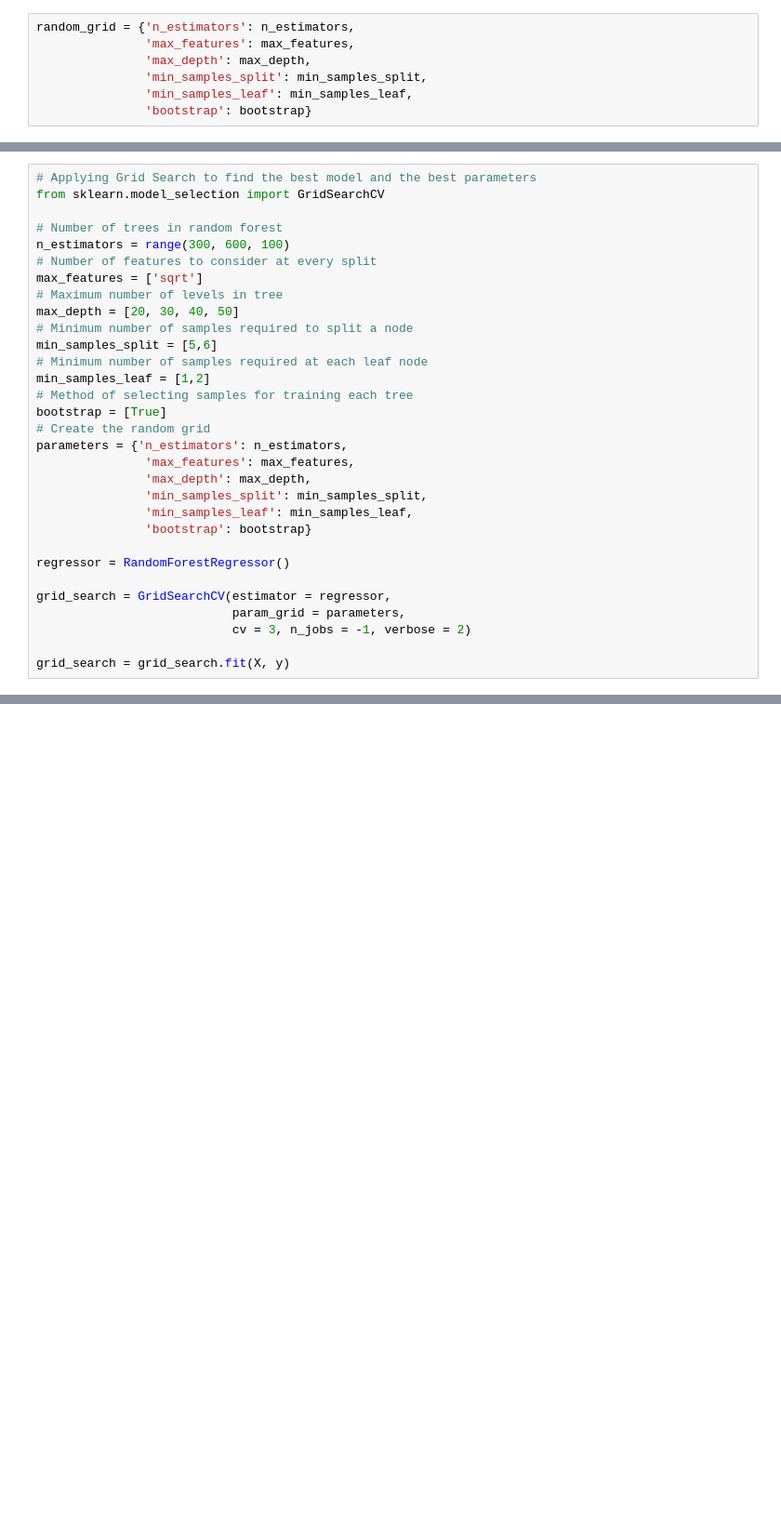
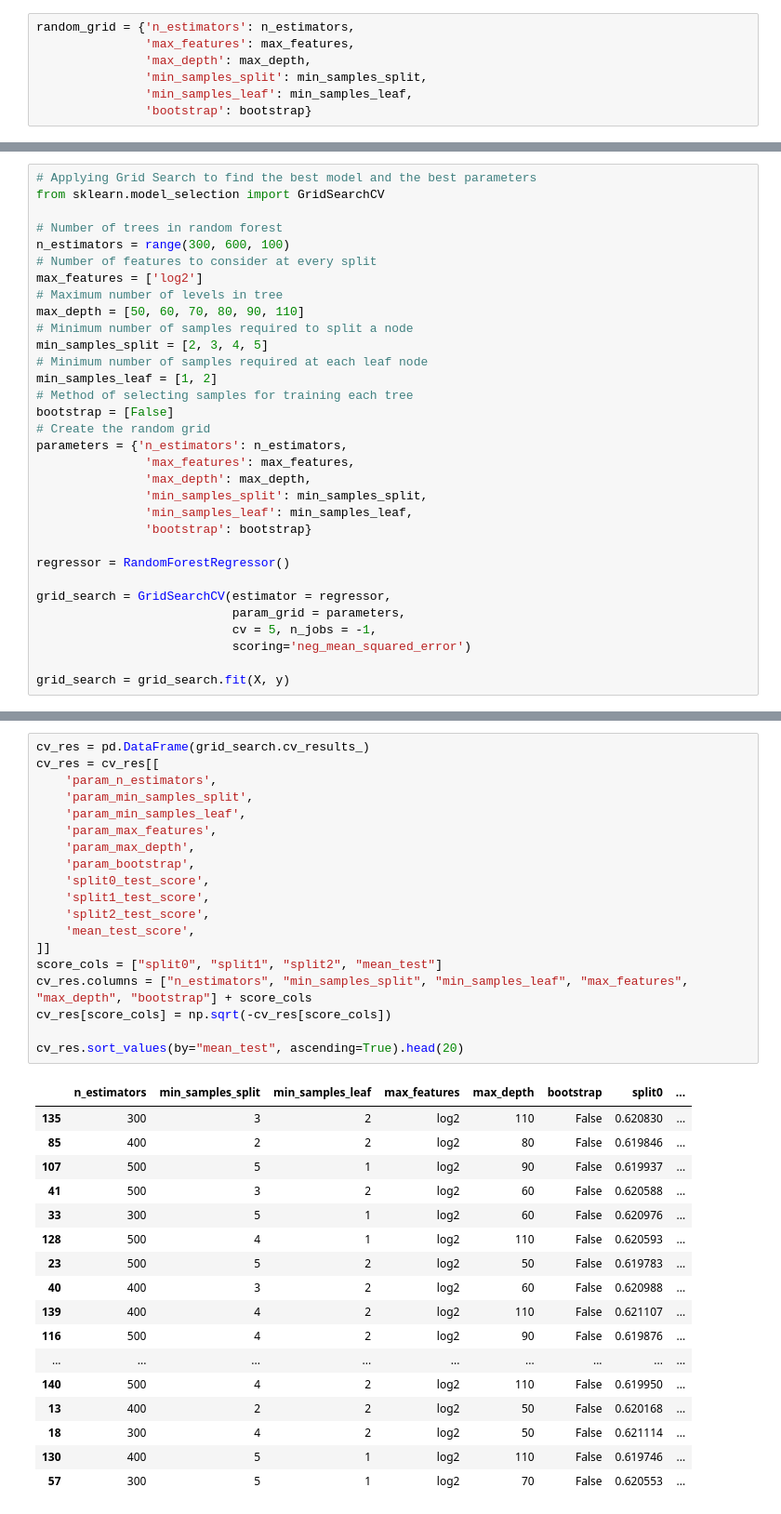
Before and after one commit to tandao0909/intro-to-ds-project, a Jupyter notebook: train_complex/random_forest.ipynb, the cells around one changed output, grey strips where cells are left out. Shown at 93% size. Saved outputs shown, nothing was run; the diff lists cells and outputs as text; blank space fills up the shorter version.

```diff
--- a/train_complex/random_forest.ipynb
+++ b/train_complex/random_forest.ipynb
@@ -114,15 +154,15 @@ from sklearn.model_selection import GridSearchCV
 # Number of trees in random forest
 n_estimators = range(300, 600, 100)
 # Number of features to consider at every split
-max_features = ['sqrt']
+max_features = ['log2']
 # Maximum number of levels in tree
-max_depth = [20, 30, 40, 50]
+max_depth = [50, 60, 70, 80, 90, 110]
 # Minimum number of samples required to split a node
-min_samples_split = [5,6]
+min_samples_split = [2, 3, 4, 5]
 # Minimum number of samples required at each leaf node
-min_samples_leaf = [1,2]
+min_samples_leaf = [1, 2]
 # Method of selecting samples for training each tree
-bootstrap = [True]
+bootstrap = [False]
 # Create the random grid
 parameters = {'n_estimators': n_estimators,
                'max_features': max_features,
@@ -135,6 +175,7 @@ regressor = RandomForestRegressor()
 
 grid_search = GridSearchCV(estimator = regressor,
                            param_grid = parameters,
-                           cv = 3, n_jobs = -1, verbose = 2)
+                           cv = 5, n_jobs = -1,
+                           scoring='neg_mean_squared_error')
 
 grid_search = grid_search.fit(X, y)
@@ -143,3 +182,40 @@ Fitting 3 folds for each of 48 candidates, totalling 144 fits
+# %%
+cv_res = pd.DataFrame(grid_search.cv_results_)
+cv_res = cv_res[[
+    'param_n_estimators',
+    'param_min_samples_split',
+    'param_min_samples_leaf',
+    'param_max_features',
+    'param_max_depth',
+    'param_bootstrap',
+    'split0_test_score',
+    'split1_test_score',
+    'split2_test_score',
+    'mean_test_score',
+]]
+score_cols = ["split0", "split1", "split2", "mean_test"]
+cv_res.columns = ["n_estimators", "min_samples_split", "min_samples_leaf", "max_features", "max_depth", "bootstrap"] + score_cols
+cv_res[score_cols] = np.sqrt(-cv_res[score_cols])
+
+cv_res.sort_values(by="mean_test", ascending=True).head(20)
+# %% [output]
+|  | n_estimators | min_samples_split | min_samples_leaf | max_features | max_depth | bootstrap | split0 | ... |
+| 135 | 300 | 3 | 2 | log2 | 110 | False | 0.620830 | ... |
+| 85 | 400 | 2 | 2 | log2 | 80 | False | 0.619846 | ... |
+| 107 | 500 | 5 | 1 | log2 | 90 | False | 0.619937 | ... |
+| 41 | 500 | 3 | 2 | log2 | 60 | False | 0.620588 | ... |
+| 33 | 300 | 5 | 1 | log2 | 60 | False | 0.620976 | ... |
+| 128 | 500 | 4 | 1 | log2 | 110 | False | 0.620593 | ... |
+| 23 | 500 | 5 | 2 | log2 | 50 | False | 0.619783 | ... |
+| 40 | 400 | 3 | 2 | log2 | 60 | False | 0.620988 | ... |
+| 139 | 400 | 4 | 2 | log2 | 110 | False | 0.621107 | ... |
+| 116 | 500 | 4 | 2 | log2 | 90 | False | 0.619876 | ... |
+| ... | ... | ... | ... | ... | ... | ... | ... | ... |
+| 140 | 500 | 4 | 2 | log2 | 110 | False | 0.619950 | ... |
+| 13 | 400 | 2 | 2 | log2 | 50 | False | 0.620168 | ... |
+| 18 | 300 | 4 | 2 | log2 | 50 | False | 0.621114 | ... |
+| 130 | 400 | 5 | 1 | log2 | 110 | False | 0.619746 | ... |
+| 57 | 300 | 5 | 1 | log2 | 70 | False | 0.620553 | ... |
 # %%
 grid_search.best_params_
 # %% [output]
```
Also changed, not shown: parts of 32 cells of this notebook, 3 other files.
